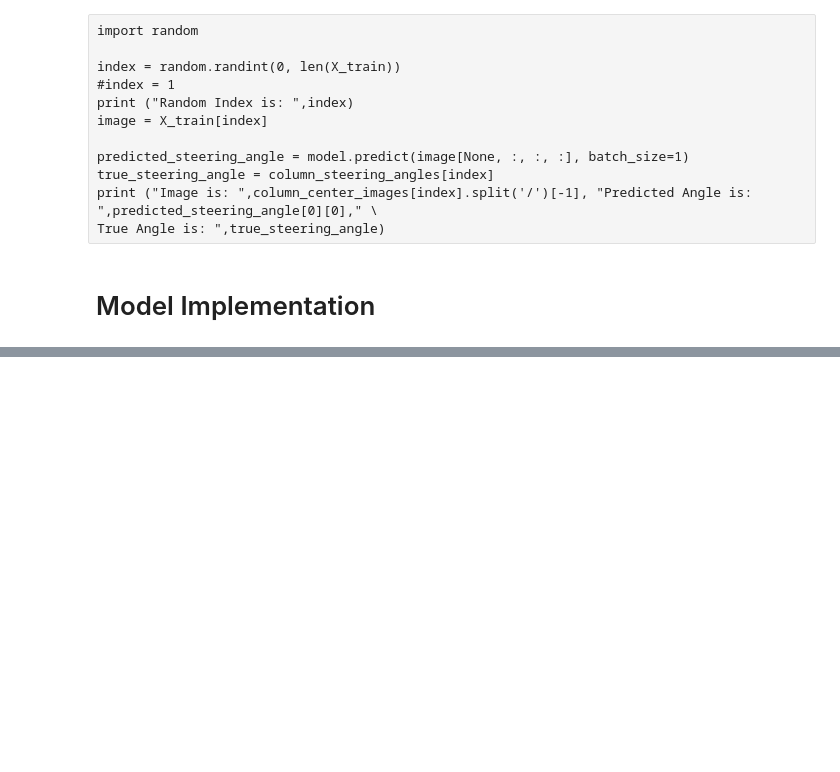
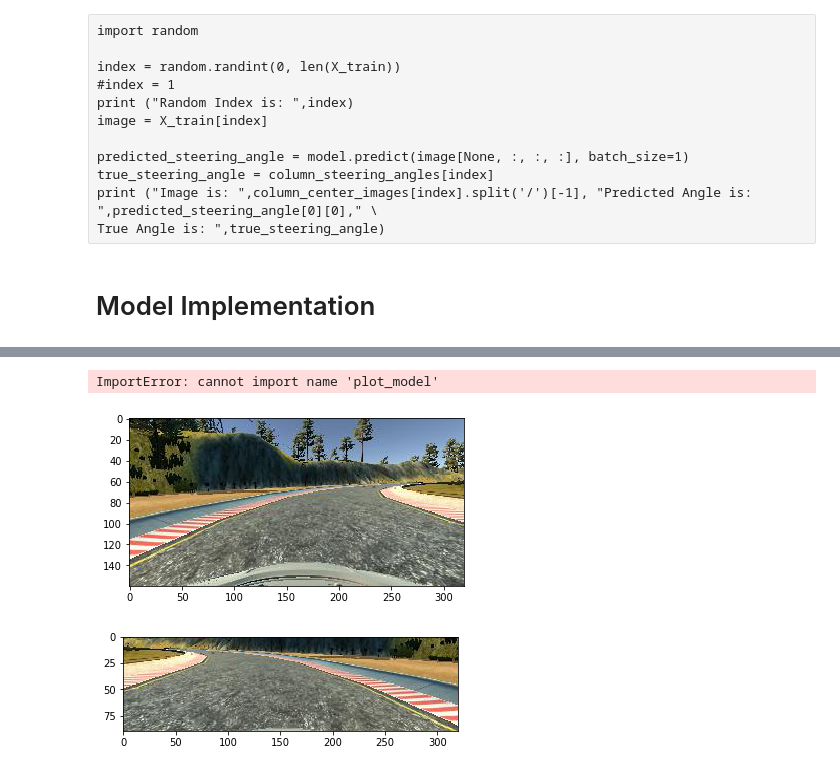
Before and after one commit to cedricxie/CarND-Behavioral-Cloning-P3, a Jupyter notebook: Behavior_Cloning_YX.ipynb, the cells around one changed output, grey strips where cells are left out. Drawn from its saved outputs; the diff is of its cells as text; code cells hidden in the pictures; blank space fills up the shorter version.

```diff
--- a/Behavior_Cloning_YX.ipynb
+++ b/Behavior_Cloning_YX.ipynb
@@ -227,0 +228,17 @@ dict_keys(['val_loss', 'loss', 'acc', 'val_acc'])
+# %%
+from keras.utils import plot_model
+plot_model(model, to_file='model.png')
+# %% [output]
+ImportError: cannot import name 'plot_model'
+# %%
+import matplotlib.image as mpimg
+#image_demo = cv2.imread('figures/left_image.jpg')
+image_demo = mpimg.imread('figures/center_image.jpg')
+plt.imshow(cv2.flip(image_demo,1))
+plt.show()
+image_demo_crop = image_demo[50:140, 0:320]
+plt.imshow(image_demo_crop)
+plt.show()
+# %% [output]
+[figure, added]
+[figure, added]
```
Also changed, not shown: parts of 2 cells of this notebook, 14 other files.
